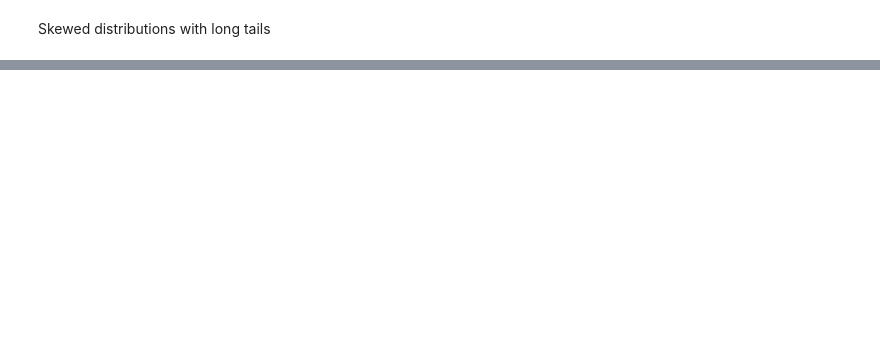
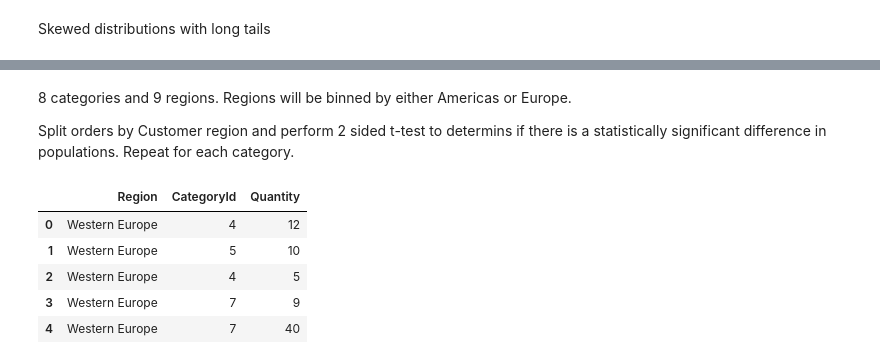
Before and after one commit to ktzioumis/Northwind-Traders, a Jupyter notebook: Project2.ipynb, the cells around one changed output, grey strips where cells are left out. Cells and saved outputs as stored; diff of their text form; code cells hidden in the pictures; blank space fills up the shorter version.

```diff
--- a/Project2.ipynb
+++ b/Project2.ipynb
@@ -206,0 +284,18 @@ print()
+# %% [markdown]
+8 categories and 9 regions. Regions will be binned by either Americas or Europe.
+
+Split orders by Customer region and perform 2 sided t-test to determins if there is a statistically significant difference in populations. Repeat for each category.
+# %%
+df=pd.read_sql('''SELECT  customer.region, product.categoryid, orderdetail.quantity
+FROM Orderdetail
+JOIN [order]  ON [order].ID=orderdetail.orderid
+JOIN product ON product.id=orderdetail.productid
+Join customer ON customer.id=[order].customerid''',conn)
+df.head()
+# %% [output]
+|  | Region | CategoryId | Quantity |
+| 0 | Western Europe | 4 | 12 |
+| 1 | Western Europe | 5 | 10 |
+| 2 | Western Europe | 4 | 5 |
+| 3 | Western Europe | 7 | 9 |
+| 4 | Western Europe | 7 | 40 |
```
Also changed, not shown: parts of 17 cells of this notebook.
